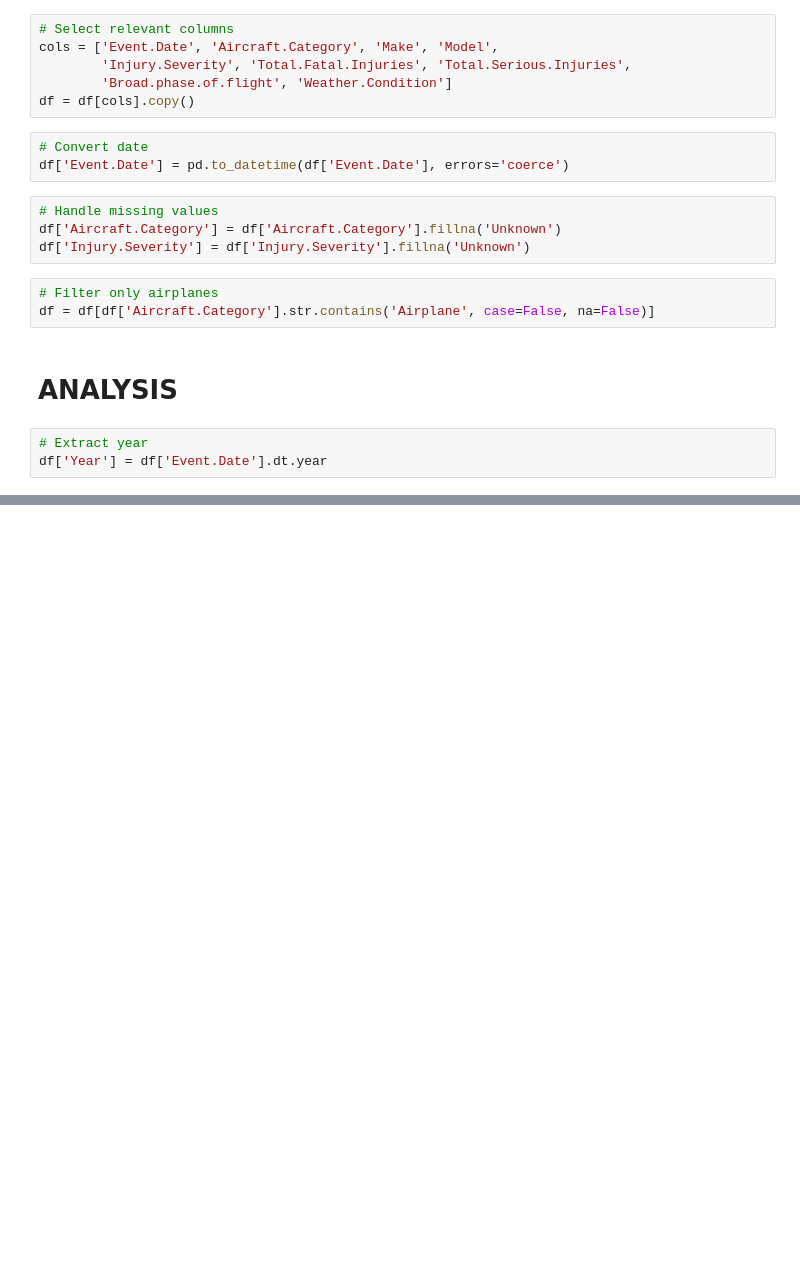
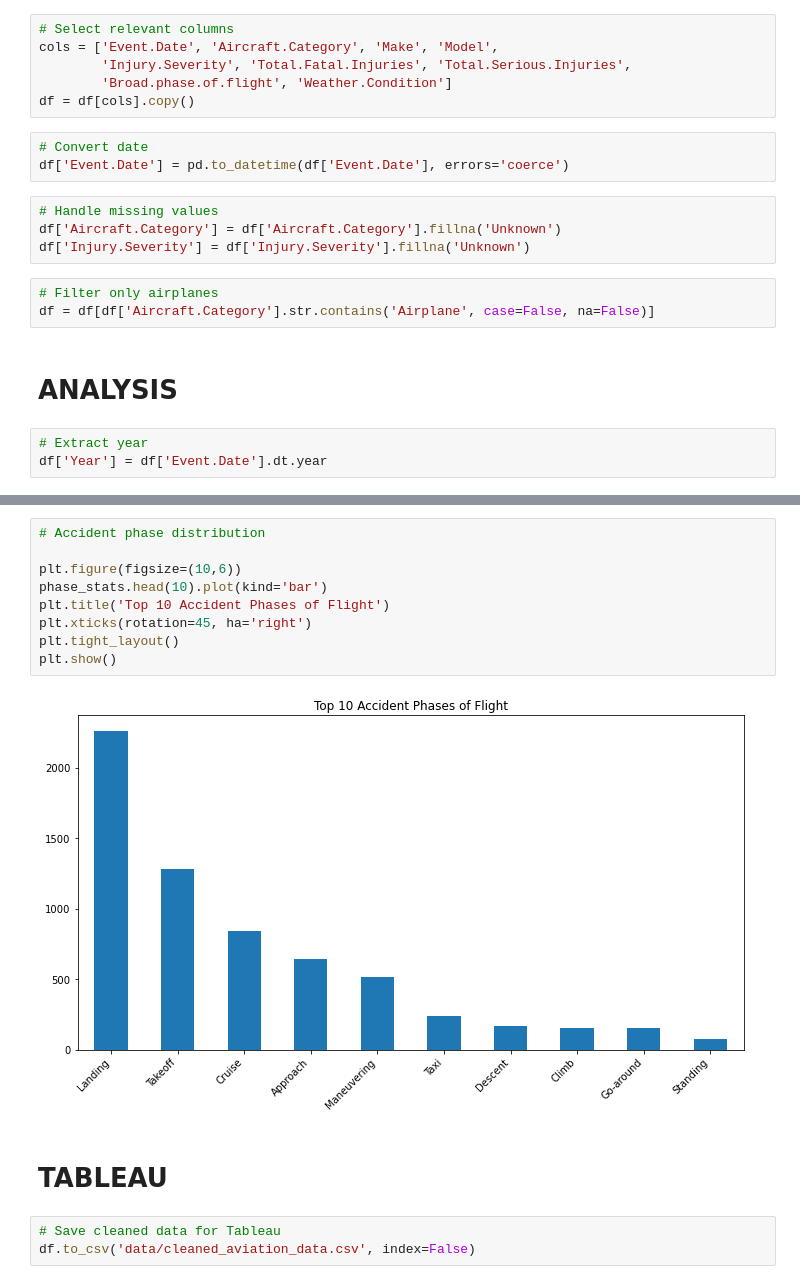
Before and after one commit to kungstar/phase1_project_aviation_analysis, a Jupyter notebook: analysis.ipynb, the cells around one changed output, grey strips where cells are left out. Saved outputs shown, nothing was run; the diff lists cells and outputs as text; blank space fills up the shorter version.

```diff
--- a/analysis.ipynb
+++ b/analysis.ipynb
@@ -83,0 +111,16 @@ weather_stats = df['Weather.Condition'].value_counts()
+# %%
+# Accident phase distribution
+
+plt.figure(figsize=(10,6))
+phase_stats.head(10).plot(kind='bar')
+plt.title('Top 10 Accident Phases of Flight')
+plt.xticks(rotation=45, ha='right')
+plt.tight_layout()
+plt.show()
+# %% [output]
+[figure, added]
+# %% [markdown]
+# TABLEAU
+# %%
+# Save cleaned data for Tableau
+df.to_csv('data/cleaned_aviation_data.csv', index=False)
```
Also changed, not shown: parts of 6 cells of this notebook.
